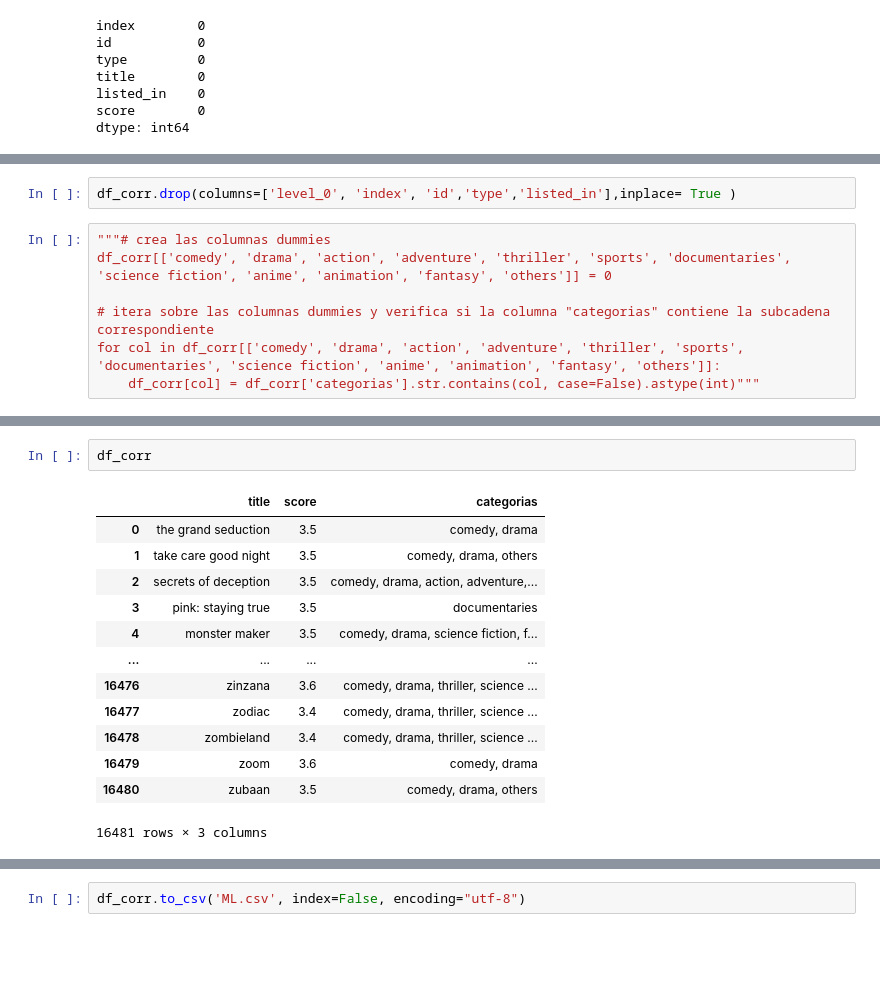
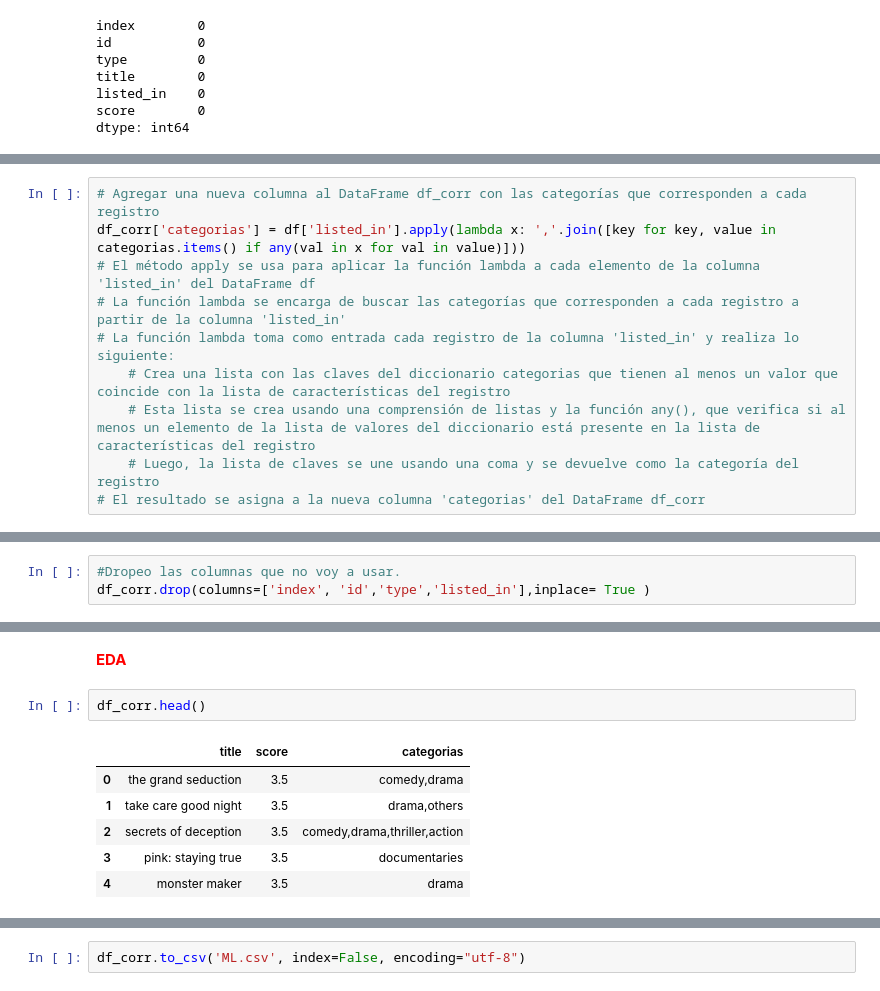
Before and after one commit to HernanCampo/Proyecto-plataformas, a Jupyter notebook: ML(coseno).ipynb, the cells around one changed output, grey strips where cells are left out. Saved outputs shown, nothing was run; the diff lists cells and outputs as text; blank space fills up the shorter version.

```diff
--- a/ML(coseno).ipynb
+++ b/ML(coseno).ipynb
@@ -119 +180,11 @@ df_corr['categorias'] = df_corr['categorias'].apply(lambda x: ', '.join(x))
+# %%
+# Agregar una nueva columna al DataFrame df_corr con las categorías que corresponden a cada registro
+df_corr['categorias'] = df['listed_in'].apply(lambda x: ','.join([key for key, value in categorias.items() if any(val in x for val in value)]))
+# El método apply se usa para aplicar la función lambda a cada elemento de la columna 'listed_in' del DataFrame df
+# La función lambda se encarga de buscar las categorías que corresponden a cada registro a partir de la columna 'listed_in'
+# La función lambda toma como entrada cada registro de la columna 'listed_in' y realiza lo siguiente:
+    # Crea una lista con las claves del diccionario categorias que tienen al menos un valor que coincide con la lista de características del registro
+    # Esta lista se crea usando una comprensión de listas y la función any(), que verifica si al menos un elemento de la lista de valores del diccionario está presente en la lista de características del registro
+    # Luego, la lista de claves se une usando una coma y se devuelve como la categoría del registro
+# El resultado se asigna a la nueva columna 'categorias' del DataFrame df_corr
 # %%
@@ -125,9 +198,0 @@ Index(['level_0', 'index', 'id', 'type', 'title', 'listed_in', 'score',
-# %%
-df_corr.drop(columns=['level_0', 'index', 'id','type','listed_in'],inplace= True )
-# %%
-"""# crea las columnas dummies
-df_corr[['comedy', 'drama', 'action', 'adventure', 'thriller', 'sports', 'documentaries', 'science fiction', 'anime', 'animation', 'fantasy', 'others']] = 0
-
-# itera sobre las columnas dummies y verifica si la columna "categorias" contiene la subcadena correspondiente
-for col in df_corr[['comedy', 'drama', 'action', 'adventure', 'thriller', 'sports', 'documentaries', 'science fiction', 'anime', 'animation', 'fantasy', 'others']]:
-    df_corr[col] = df_corr['categorias'].str.contains(col, case=False).astype(int)"""
@@ -179,0 +216,3 @@ Name: title, Length: 15943, dtype: int64
+# %%
+#Dropeo las columnas que no voy a usar.
+df_corr.drop(columns=['index', 'id','type','listed_in'],inplace= True )
@@ -180,16 +245,11 @@ Name: title, Length: 15943, dtype: int64
+# %% [markdown]
+<b><font size="16"><font face="Arial"><font color="red">EDA</font><b>
 # %%
-df_corr
+df_corr.head()
 # %% [output]
 |  | title | score | categorias |
-| 0 | the grand seduction | 3.5 | comedy, drama |
-| 1 | take care good night | 3.5 | comedy, drama, others |
-| 2 | secrets of deception | 3.5 | comedy, drama, action, adventure,... |
+| 0 | the grand seduction | 3.5 | comedy,drama |
+| 1 | take care good night | 3.5 | drama,others |
+| 2 | secrets of deception | 3.5 | comedy,drama,thriller,action |
 | 3 | pink: staying true | 3.5 | documentaries |
-| 4 | monster maker | 3.5 | comedy, drama, science fiction, f... |
-| ... | ... | ... | ... |
-| 16476 | zinzana | 3.6 | comedy, drama, thriller, science ... |
-| 16477 | zodiac | 3.4 | comedy, drama, thriller, science ... |
-| 16478 | zombieland | 3.4 | comedy, drama, thriller, science ... |
-| 16479 | zoom | 3.6 | comedy, drama |
-| 16480 | zubaan | 3.5 | comedy, drama, others |
+| 4 | monster maker | 3.5 | drama |
-16481 rows × 3 columns
```
Also changed, not shown: parts of 62 cells of this notebook, 2 other files.
